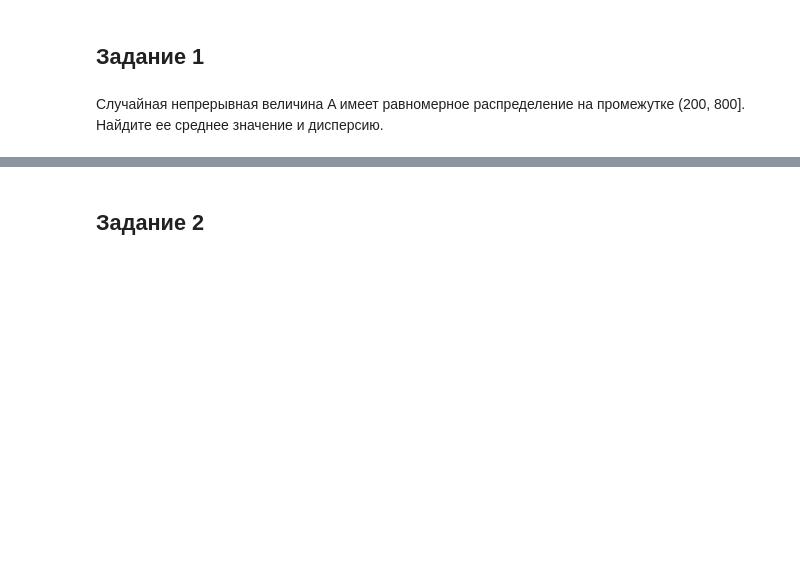
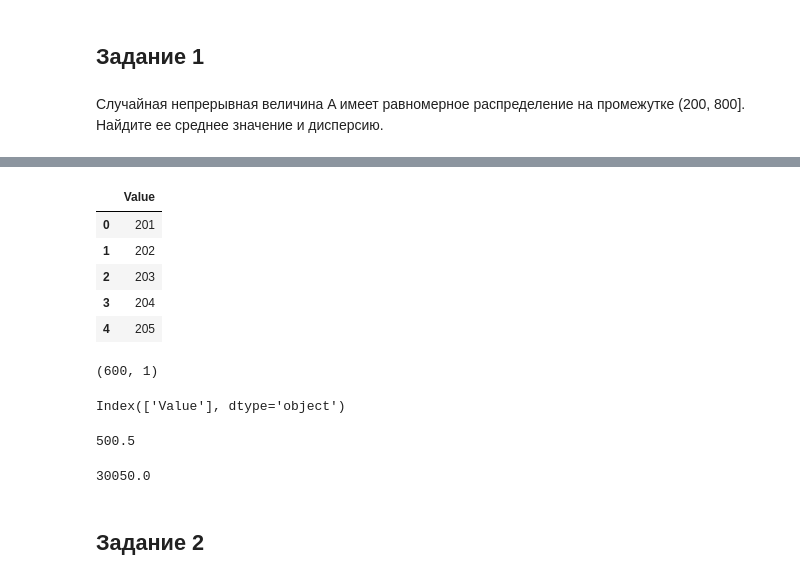
Before and after one commit to vit050587/Probability-theory-and-mathematical-statistics, a Jupyter notebook: TheorVer.ipynb, the cells around one changed output, grey strips where cells are left out. Drawn from its saved outputs; the diff is of its cells as text; code cells hidden in the pictures; blank space fills up the shorter version.

```diff
--- a/TheorVer.ipynb
+++ b/TheorVer.ipynb
@@ -292,3 +312,28 @@ print(variance_no)
+# %%
+df.head()
+# %% [output]
+|  | Value |
+| 0 | 201 |
+| 1 | 202 |
+| 2 | 203 |
+| 3 | 204 |
+| 4 | 205 |
+# %%
+df.shape
+# %% [output]
+(600, 1)
+# %%
+df.columns
+# %% [output]
+Index(['Value'], dtype='object')
+# %%
+df['Value'].mean()
+# %% [output]
+500.5
+# %%
+df['Value'].var()
+# %% [output]
+30050.0
 # %% [markdown]
 ## Задание 2
 # %% [markdown]
```
Also changed, not shown: parts of 6 cells of this notebook.
